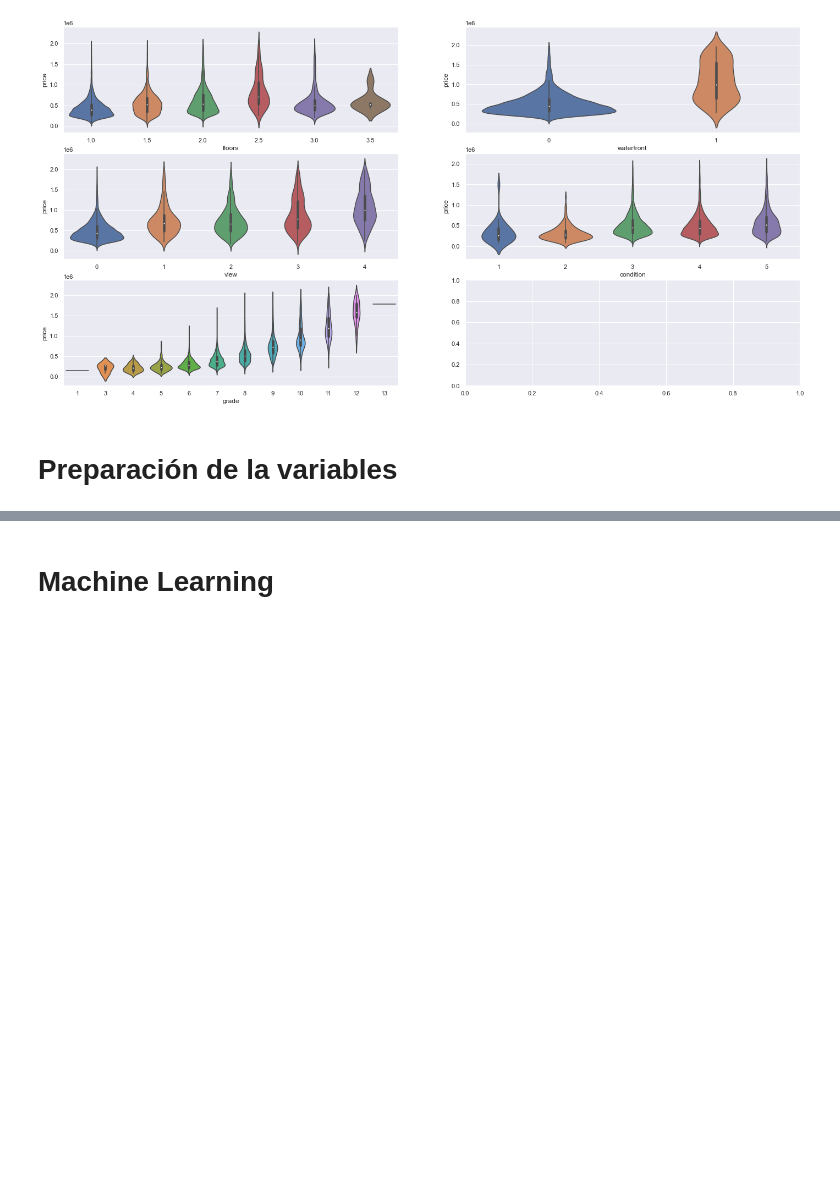
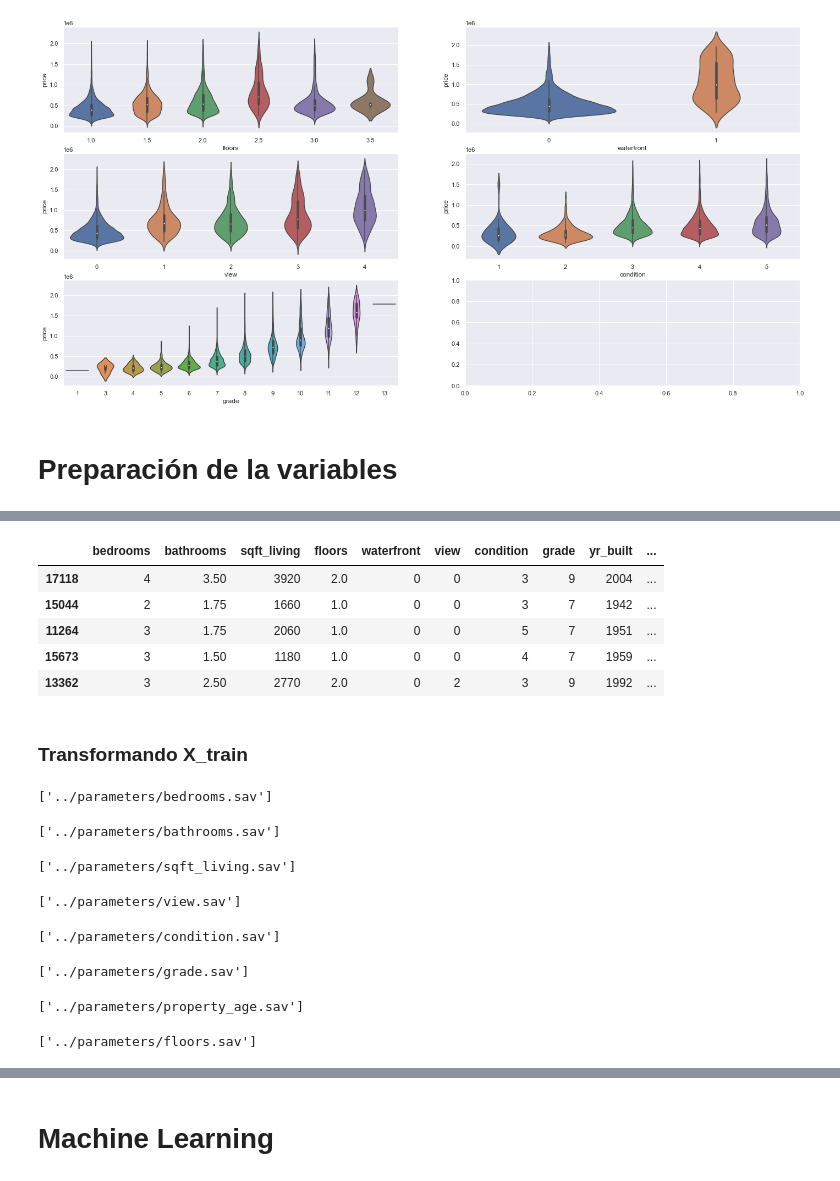
Before and after one commit to sebmatecho/CienciaDeDatos, a Jupyter notebook: ProyectoPreciosCasas/notebook/Machine Learning.ipynb, the cells around one changed output, grey strips where cells are left out. Saved outputs shown, nothing was run; the diff lists cells and outputs as text; code cells hidden in the pictures; blank space fills up the shorter version.

```diff
--- a/ProyectoPreciosCasas/notebook/Machine Learning.ipynb
+++ b/ProyectoPreciosCasas/notebook/Machine Learning.ipynb
@@ -177,0 +190,59 @@ data_aux = data[columns]
+# %%
+X_train.head()
+# %% [output]
+|  | bedrooms | bathrooms | sqft_living | floors | waterfront | view | condition | grade | yr_built | ... |
+| 17118 | 4 | 3.50 | 3920 | 2.0 | 0 | 0 | 3 | 9 | 2004 | ... |
+| 15044 | 2 | 1.75 | 1660 | 1.0 | 0 | 0 | 3 | 7 | 1942 | ... |
+| 11264 | 3 | 1.75 | 2060 | 1.0 | 0 | 0 | 5 | 7 | 1951 | ... |
+| 15673 | 3 | 1.50 | 1180 | 1.0 | 0 | 0 | 4 | 7 | 1959 | ... |
+| 13362 | 3 | 2.50 | 2770 | 2.0 | 0 | 2 | 3 | 9 | 1992 | ... |
+# %% [markdown]
+### Transformando X_train
+# %%
+scaler = MinMaxScaler()
+X_train[['bedrooms']] = scaler.fit_transform(X_train[['bedrooms']])
+joblib.dump(scaler, '../parameters/bedrooms.sav')
+# %% [output]
+['../parameters/bedrooms.sav']
+# %%
+scaler = MinMaxScaler()
+X_train[['bathrooms']] = scaler.fit_transform(X_train[['bathrooms']])
+joblib.dump(scaler, '../parameters/bathrooms.sav')
+# %% [output]
+['../parameters/bathrooms.sav']
+# %%
+scaler = RobustScaler()
+X_train[['sqft_living']] = scaler.fit_transform(X_train[['sqft_living']])
+joblib.dump(scaler, '../parameters/sqft_living.sav')
+# %% [output]
+['../parameters/sqft_living.sav']
+# %%
+scaler = MinMaxScaler()
+X_train[['view']] = scaler.fit_transform(X_train[['view']])
+joblib.dump(scaler, '../parameters/view.sav')
+# %% [output]
+['../parameters/view.sav']
+# %%
+scaler = MinMaxScaler()
+X_train[['condition']] = scaler.fit_transform(X_train[['condition']])
+joblib.dump(scaler, '../parameters/condition.sav')
+# %% [output]
+['../parameters/condition.sav']
+# %%
+scaler = MinMaxScaler()
+X_train[['grade']] = scaler.fit_transform(X_train[['grade']])
+joblib.dump(scaler, '../parameters/grade.sav')
+# %% [output]
+['../parameters/grade.sav']
+# %%
+scaler = MinMaxScaler()
+X_train[['property_age']] = scaler.fit_transform(X_train[['property_age']])
+joblib.dump(scaler, '../parameters/property_age.sav')
+# %% [output]
+['../parameters/property_age.sav']
+# %%
+scaler = MinMaxScaler()
+X_train[['floors']] = scaler.fit_transform(X_train[['floors']])
+joblib.dump(scaler, '../parameters/floors.sav')
+# %% [output]
+['../parameters/floors.sav']
```
Also changed, not shown: parts of 37 cells of this notebook, 8 other files.
